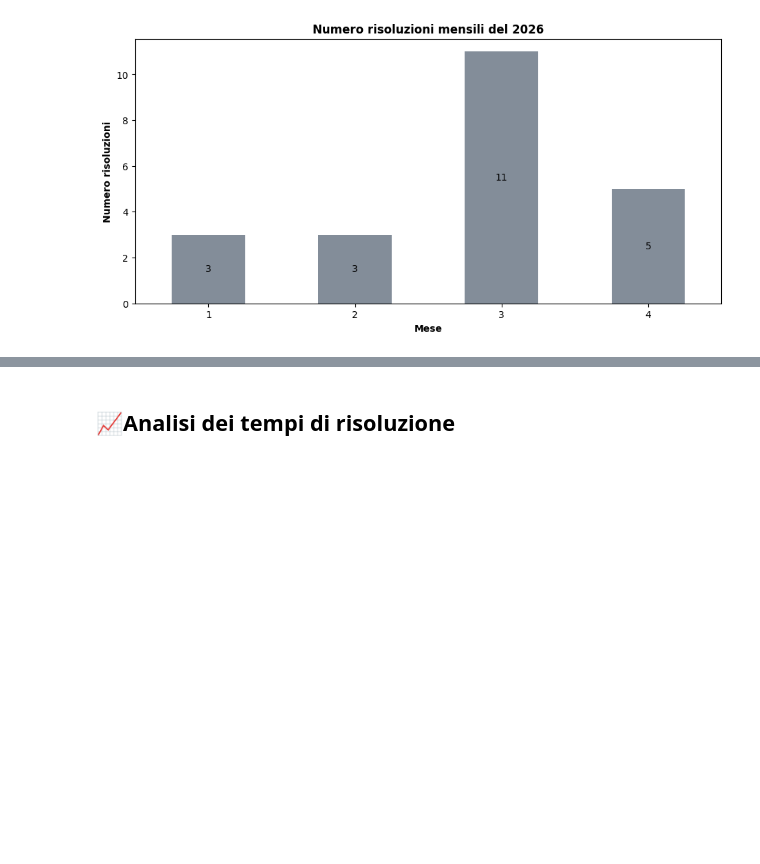
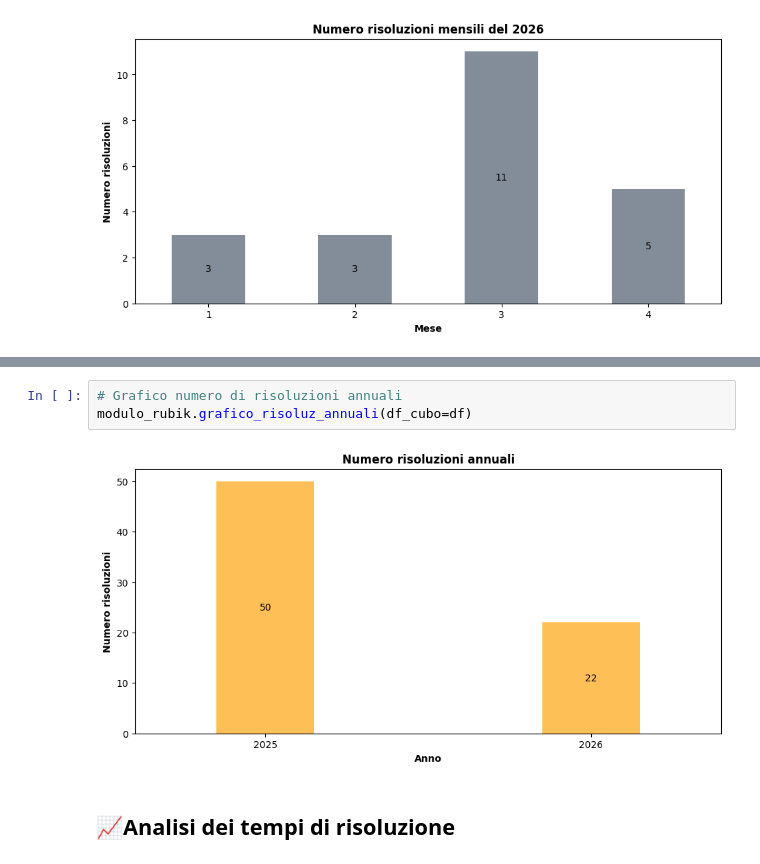
Before and after one commit to gl-alaimo/Timer_cubo_di_Rubik, a Jupyter notebook: scripts/notebook_cubo_2x2x2.ipynb, the cells around one changed output, grey strips where cells are left out. Drawn from its saved outputs; the diff is of its cells as text; blank space fills up the shorter version.

Commit message:
Aggiunta funzioni numero_risoluzioni_annuali

```diff
--- a/scripts/notebook_cubo_2x2x2.ipynb
+++ b/scripts/notebook_cubo_2x2x2.ipynb
@@ -174,3 +184,8 @@ modulo_rubik.grafico_risoluz_mensile(df_cubo=df, anno=2026)
+# %%
+# Grafico numero di risoluzioni annuali
+modulo_rubik.grafico_risoluz_annuali(df_cubo=df)
+# %% [output]
+[figure, added]
 # %% [markdown]
 ## 📈Analisi dei tempi di risoluzione
 # %% [markdown]
```
Also changed, not shown: parts of 6 cells of this notebook, 11 other files.
